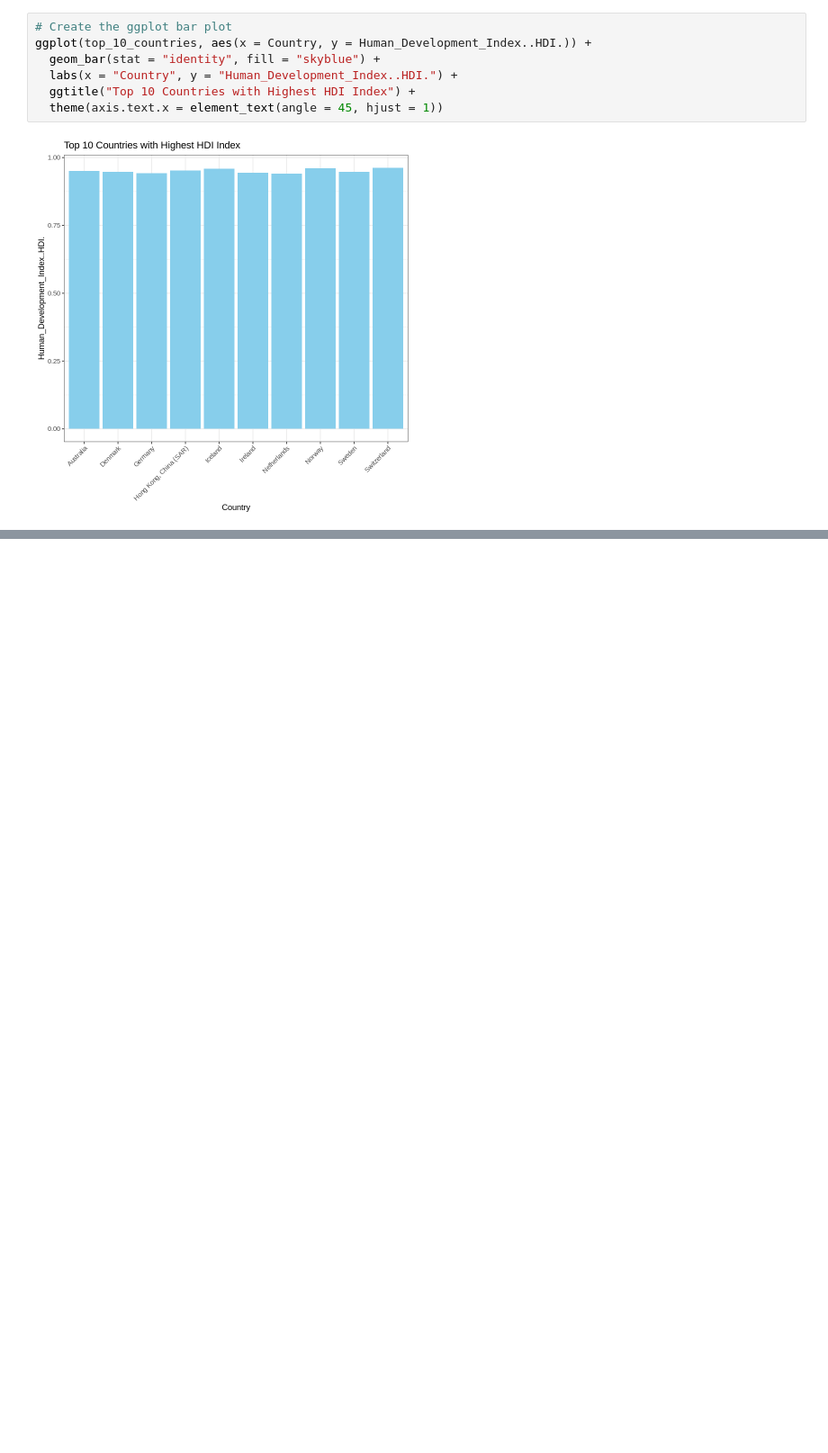
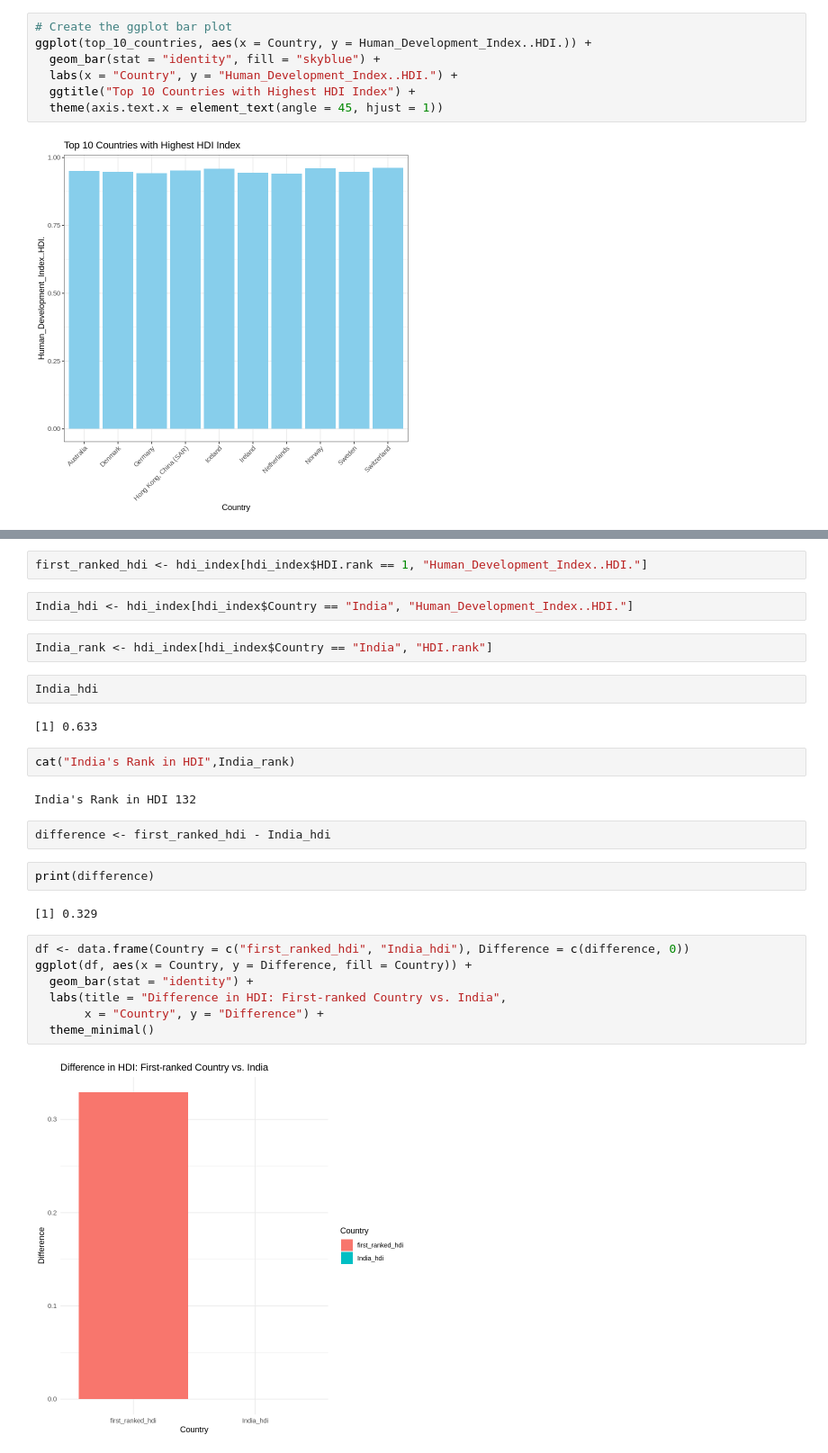
Before and after one commit to LeenaBirvatkar/Human-Development-Index-Analysis, a Jupyter notebook: HDI_index.ipynb, the cells around one changed output, grey strips where cells are left out. Shown: that part at 90% size. Saved outputs shown, nothing was run; the diff lists cells and outputs as text; blank space fills up the shorter version.

```diff
--- a/HDI_index.ipynb
+++ b/HDI_index.ipynb
@@ -313,0 +356,29 @@ ggplot(top_10_countries, aes(x = Country, y = Human_Development_Index..HDI.)) +
+# %%
+first_ranked_hdi <- hdi_index[hdi_index$HDI.rank == 1, "Human_Development_Index..HDI."]
+# %%
+India_hdi <- hdi_index[hdi_index$Country == "India", "Human_Development_Index..HDI."]
+# %%
+India_rank <- hdi_index[hdi_index$Country == "India", "HDI.rank"]
+# %%
+India_hdi
+# %% [output]
+[1] 0.633
+# %%
+cat("India's Rank in HDI",India_rank)
+# %% [output]
+India's Rank in HDI 132
+# %%
+difference <- first_ranked_hdi - India_hdi
+# %%
+print(difference)
+# %% [output]
+[1] 0.329
+# %%
+df <- data.frame(Country = c("first_ranked_hdi", "India_hdi"), Difference = c(difference, 0))
+ggplot(df, aes(x = Country, y = Difference, fill = Country)) +
+  geom_bar(stat = "identity") +
+  labs(title = "Difference in HDI: First-ranked Country vs. India",
+       x = "Country", y = "Difference") +
+  theme_minimal()
+# %% [output]
+[figure, added]
```
Also changed, not shown: parts of 10 cells of this notebook.
